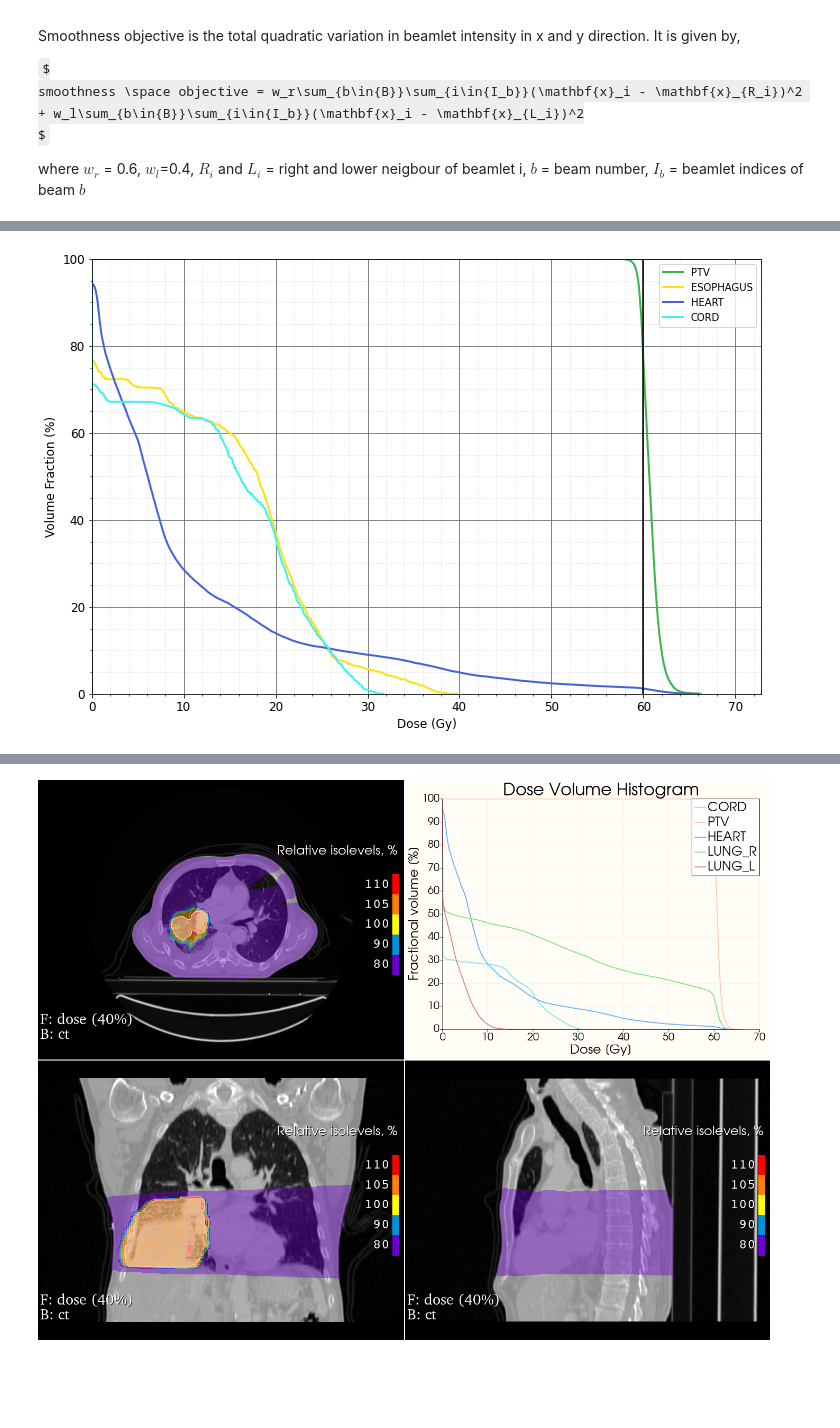
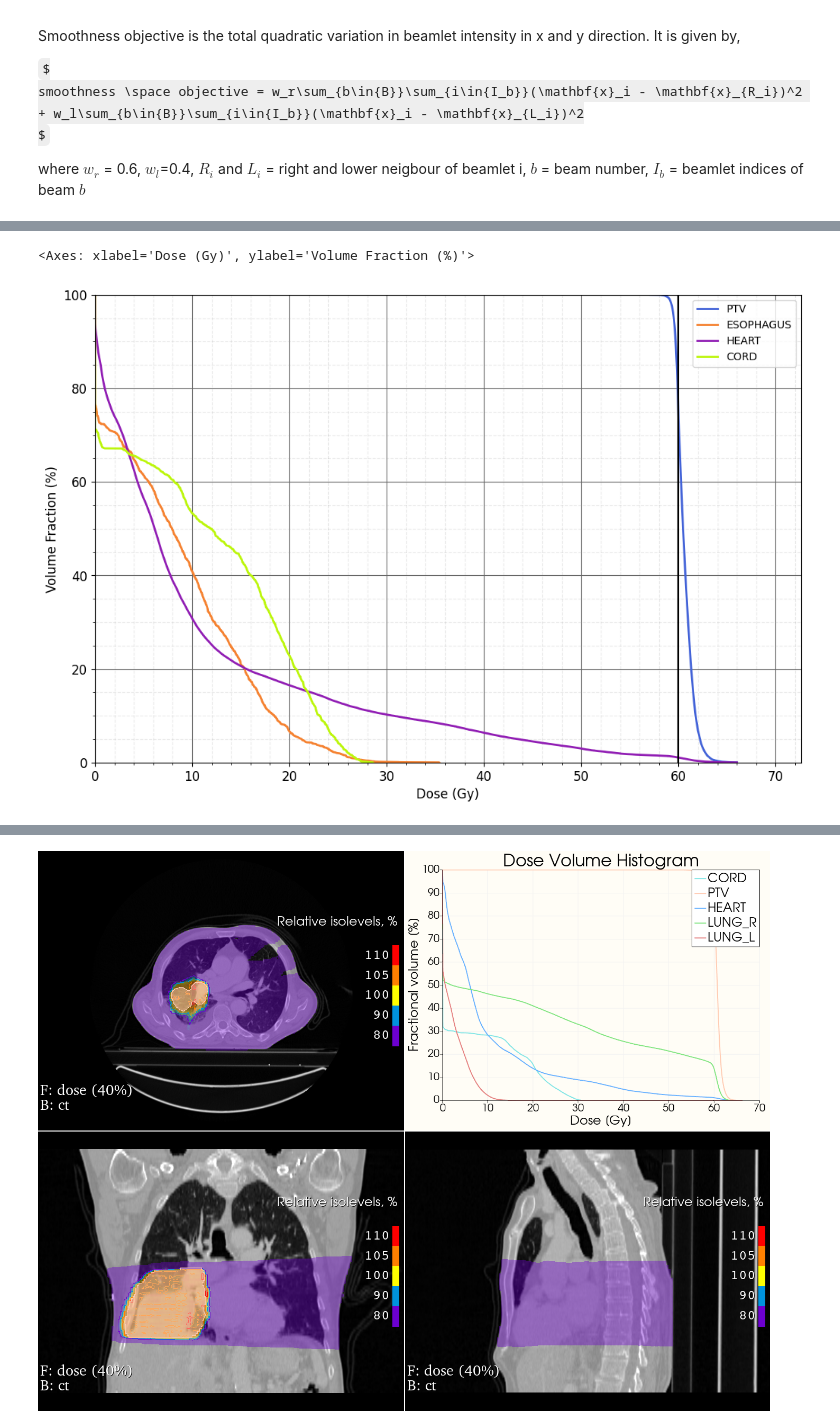
Before and after one commit to PortPy-Project/PortPy, a Jupyter notebook: examples/ex_7_Slicer.ipynb, the cells around one changed output, grey strips where cells are left out. Cells and saved outputs as stored; diff of their text form; code cells hidden in the pictures; some formulas as TeX source; blank space fills up the shorter version.

```diff
--- a/examples/ex_7_Slicer.ipynb
+++ b/examples/ex_7_Slicer.ipynb
@@ -37,4 +35,4 @@ pp.Visualize.display_patients(data_dir=data_dir)
 # %%
 # pick a patient from the existing patient list to get detailed info about the patient data (e.g., beams_dict, structures, )
-patient_id = 'Lung_Patient_1'
-pp.Visualize.display_patient_metadata(patient_id, data_dir=data_dir)
+patient_id = 'Lung_Patient_2'
+data.patient_id = patient_id
@@ -65,3 +75,8 @@ e.g. my_plan = pp.Plan(patient_name, beam_ids=[0,1,2,3,4,5,6])
 # %%
-my_plan = pp.Plan(patient_id, data_dir=data_dir)
+# create a plan using ct, structures, beams and influence matrix. Clinical criteria is optional
+my_plan = pp.Plan(ct, structs, beams, inf_matrix, clinical_criteria)
+
+# create cvxpy problem using the clinical criteria and optimization parameters
+opt = pp.Optimization(my_plan, opt_params=opt_params)
+opt.create_cvxpy_problem()
 # %% [output]
@@ -113,7 +129,5 @@ $
 
 where $w_r$ = 0.6, $w_l$=0.4, $R_i$ and $L_i$ = right and lower neigbour of beamlet i, $b$ = beam number, $I_b$ = beamlet indices of beam $b$
 # %%
-# create cvxpy problem with max and mean dose clinical criteria and the above objective functions
-prob = pp.CvxPyProb(my_plan)
-prob.solve(solver='MOSEK', verbose=True)
-sol = prob.get_sol()
+# run optimization
+sol = opt.solve(solver='MOSEK', verbose=False)
@@ -138,18 +134,7 @@ Elapsed time 187.49383687973022 seconds
-# %%
-# Comment/Uncomment these lines to save and load the pickle file for plans and optimal solution from the directory
-# pp.save_plan(my_plan, plan_name='my_plan', path=r'C:\temp')
-# pp.save_optimal_sol(sol, sol_name='sol', path=r'C:\temp')
-# my_plan = pp.load_plan(path=r'C:\temp')
-sol = pp.load_optimal_sol(sol_name='sol', path=r'C:\temp')
 # %%
 # plot dvh for the structures in the given list. Default dose_1d is in Gy and volume is in relative scale(%).
-structs = ['PTV', 'ESOPHAGUS', 'HEART', 'CORD']
-
-# visualization methods are exposed using two ways:
-# 1. using visualization class
-pp.Visualize.plot_dvh(my_plan, sol=sol, structs=structs)
-
-# 2. Using object of class Plan. In this case, one doesnt need to pass the plan object as an argument
-# my_plan.plot_dvh(sol=sol, structs=structs)
+struct_names = ['PTV', 'ESOPHAGUS', 'HEART', 'CORD']
+pp.Visualization.plot_dvh(my_plan, sol=sol, struct_names=struct_names)
 # %% [output]
+<Axes: xlabel='Dose (Gy)', ylabel='Volume Fraction (%)'>
-[figure, old version]
+[figure, new version]
```
Also changed, not shown: parts of 13 cells of this notebook, 2 other files.
